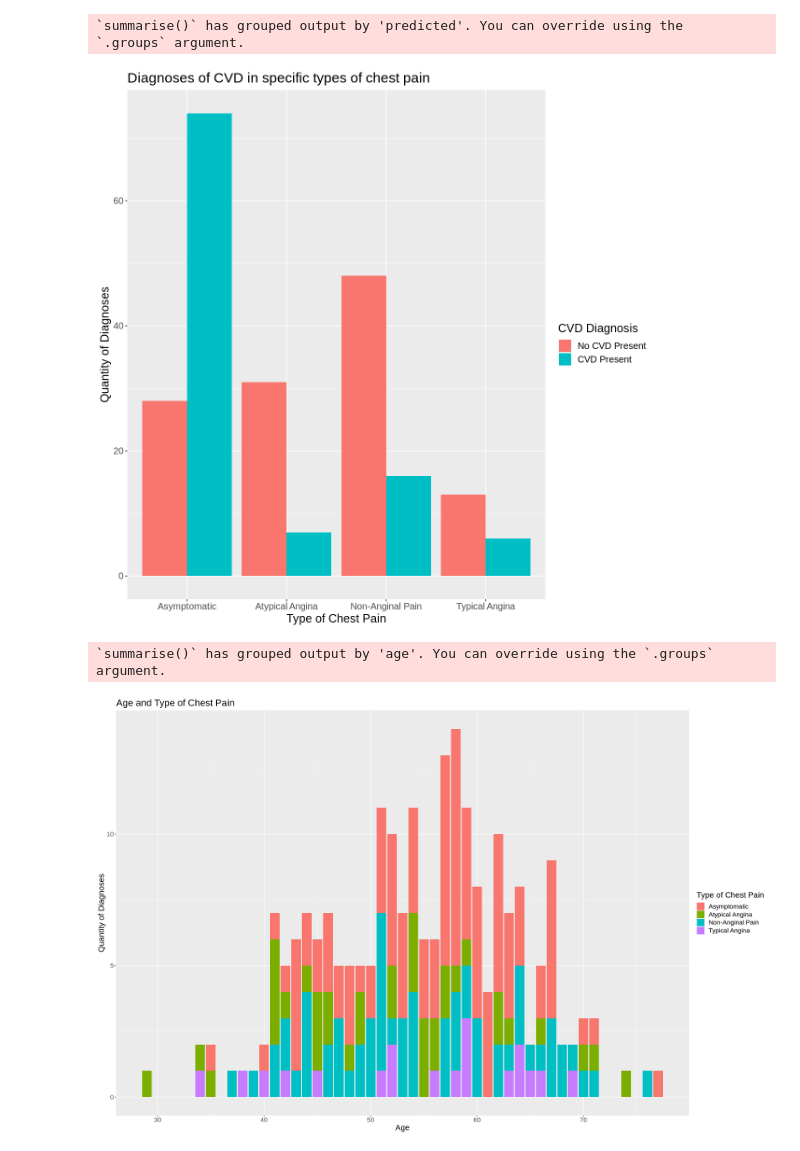
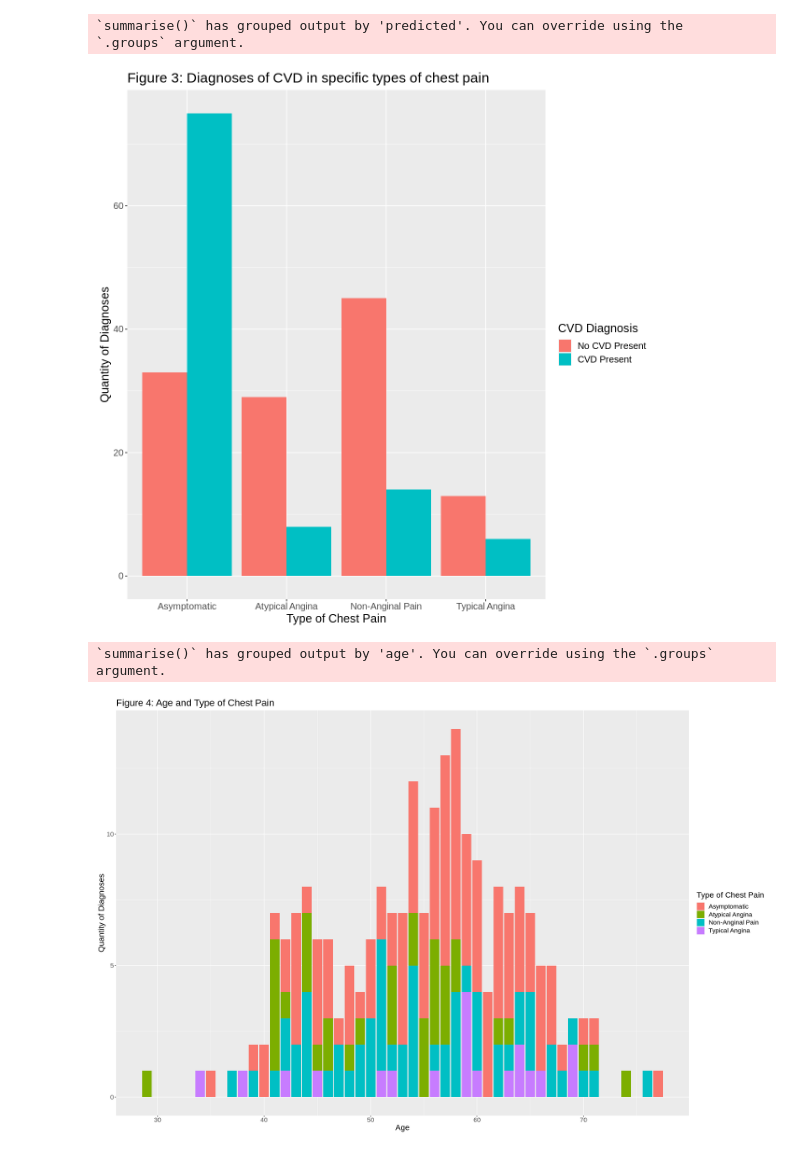
Before and after one commit to VashistSahil/DSCI-100-project, a Jupyter notebook: proposal graphs.ipynb, the cells around one changed output. Cells and saved outputs as stored; diff of their text form; code cells hidden in the pictures.

```diff
--- a/proposal graphs.ipynb
+++ b/proposal graphs.ipynb
@@ -114,39 +137,41 @@ cvd_chest_plot <- cvd_chest_count |>
     labs(y = "Quantity of Diagnoses" , x = "Type of Chest Pain", fill = "CVD Diagnosis") +
     scale_fill_discrete(labels = c("No CVD Present", "CVD Present")) +
     scale_x_discrete(labels = c("Asymptomatic", "Atypical Angina", "Non-Anginal Pain", "Typical Angina")) +
-    ggtitle("Diagnoses of CVD in specific types of chest pain")
+    ggtitle("Figure 3: Diagnoses of CVD in specific types of chest pain")
 cvd_chest_plot <- cvd_chest_plot + theme(text = element_text(size = 15))
 
 cvd_chest_plot
 
-# large quantity of silent chest pain
+# A large quantity of chest pain patients are diagnosed with silent or asymptomatic chest pain. The relationship between asymptomatic chest pain and the other variables present in the dataset should be investigated to explain the large quantity of asymptomatic chest pain patients.
 # %% [output]
 `summarise()` has grouped output by 'predicted'. You can override using the
 `.groups` argument.
-[figure, old version]
+[figure, new version]
 # %%
 options(repr.plot.width = 20, repr.plot.height = 13)
 
 chest_age_count <- heart_train |>
     select(chest_pain, age) |>
       group_by(age, chest_pain) |>
         summarize(count = n())
 
 
-chest_age_plot <- testtty |>
+chest_age_plot <- chest_age_count |>
     ggplot(aes(x = age, y = count, fill = chest_pain)) +
     geom_bar(stat = "identity") +
     labs(x = "Age", y = "Quantity of Diagnoses", fill = "Type of Chest Pain") +
     scale_fill_discrete(labels = c("Asymptomatic", "Atypical Angina", "Non-Anginal Pain", "Typical Angina")) +
     theme(text = element_text(size = 17)) +
-    ggtitle("Age and Type of Chest Pain")
+    ggtitle("Figure 4: Age and Type of Chest Pain")
 chest_age_plot
 
-# large quantity of asymptomatic pain in same age population as figure 1 (people around age 60). Asymptomatic chest pain and being around age 60 likely leads to CVD
+# A large proportion of patients diagnosed with asymptomatic chest pain also are around age 60. The relationship could explain why most patients around age 60 are diagnosed with CVD. With the relationships displayed in Figure 2, 3 and 4, a potential logic can be inferred to explain the relationship between asymptomatic chest pain, age and CVD.
+
+# Potentially, asymptomatic chest pain is more common in people around age 60 and also a prominant symptom of CVD which explains the large proportion of patients around age 60 with CVD and asymptomatic chest pain.
 # %% [output]
 `summarise()` has grouped output by 'age'. You can override using the `.groups`
 argument.
-[figure, old version]
+[figure, new version]
 # %%
 options(repr.plot.width = 10, repr.plot.height = 10)
 
```
Also changed, not shown: parts of 8 cells of this notebook.
